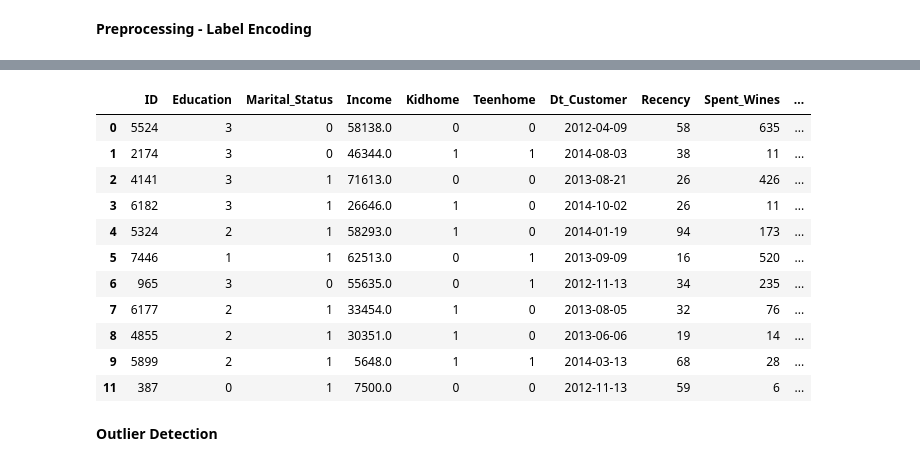
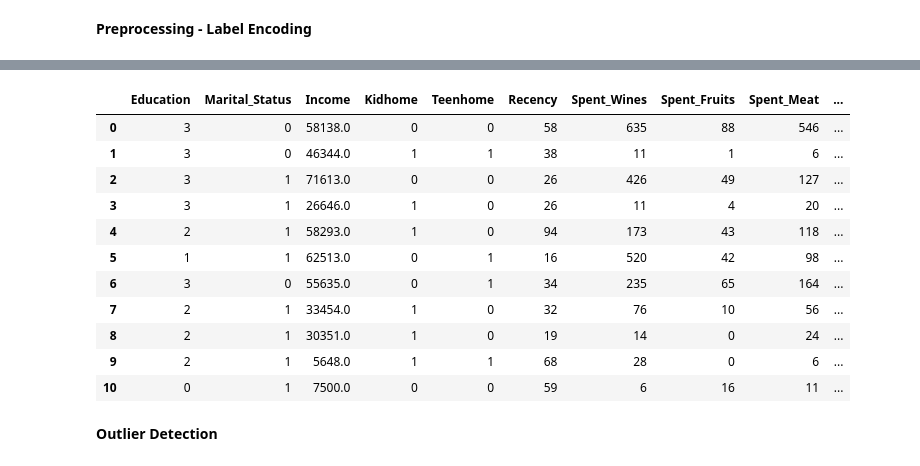
Before and after one commit to RiteshopShrivastava/Customer_Behavior_Analysis, a Jupyter notebook: Customer_Behaviour_Analysis.ipynb, the cells around one changed output, grey strips where cells are left out. Saved outputs shown, nothing was run; the diff lists cells and outputs as text; code cells hidden in the pictures.

```diff
--- a/Customer_Behaviour_Analysis.ipynb
+++ b/Customer_Behaviour_Analysis.ipynb
@@ -354,6 +339,6 @@ data.head(11)
 # %% [markdown]
 **Renaming column names**
 # %%
-data=data.rename(columns={"MntWines": "Spent_Wines","MntFruits":"Spent_Fruits","MntMeatProducts":"Spent_Meat",
+data1=data1.rename(columns={"MntWines": "Spent_Wines","MntFruits":"Spent_Fruits","MntMeatProducts":"Spent_Meat",
                           "MntFishProducts":"Spent_Fish","MntSweetProducts":"Spent_Sweets","MntGoldProds":"Spent_Gold"})
 # %%
@@ -381,7 +366,7 @@ memory usage: 605.9+ KB
 
 Year_Birth, Z_CostContact, Z_Revenue
 # %%
-data1 = data.drop(columns=({'Year_Birth','Z_CostContact','Z_Revenue'}))
+data1 = data1.drop(columns=({'index','ID','Dt_Customer','Year_Birth','Z_CostContact','Z_Revenue'}))
 # %%
 data1.info()
 # %% [output]
@@ -406,0 +401,2 @@ memory usage: 554.0+ KB
+# %%
+data2 = data1.copy()
@@ -407,23 +412,23 @@ memory usage: 554.0+ KB
 # %%
 from sklearn.preprocessing import LabelEncoder
 label_encoder = LabelEncoder()
-data1['Education']= label_encoder.fit_transform(data1['Education'])
-data1['Marital_Status']= label_encoder.fit_transform(data1['Marital_Status'])
+data2['Education']= label_encoder.fit_transform(data2['Education'])
+data2['Marital_Status']= label_encoder.fit_transform(data2['Marital_Status'])
 # %%
-data1.head(11)
+data2.head(11)
 # %% [output]
-|  | ID | Education | Marital_Status | Income | Kidhome | Teenhome | Dt_Customer | Recency | Spent_Wines | ... |
-| 0 | 5524 | 3 | 0 | 58138.0 | 0 | 0 | 2012-04-09 | 58 | 635 | ... |
-| 1 | 2174 | 3 | 0 | 46344.0 | 1 | 1 | 2014-08-03 | 38 | 11 | ... |
-| 2 | 4141 | 3 | 1 | 71613.0 | 0 | 0 | 2013-08-21 | 26 | 426 | ... |
-| 3 | 6182 | 3 | 1 | 26646.0 | 1 | 0 | 2014-10-02 | 26 | 11 | ... |
-| 4 | 5324 | 2 | 1 | 58293.0 | 1 | 0 | 2014-01-19 | 94 | 173 | ... |
-| 5 | 7446 | 1 | 1 | 62513.0 | 0 | 1 | 2013-09-09 | 16 | 520 | ... |
-| 6 | 965 | 3 | 0 | 55635.0 | 0 | 1 | 2012-11-13 | 34 | 235 | ... |
-| 7 | 6177 | 2 | 1 | 33454.0 | 1 | 0 | 2013-08-05 | 32 | 76 | ... |
-| 8 | 4855 | 2 | 1 | 30351.0 | 1 | 0 | 2013-06-06 | 19 | 14 | ... |
-| 9 | 5899 | 2 | 1 | 5648.0 | 1 | 1 | 2014-03-13 | 68 | 28 | ... |
-| 11 | 387 | 0 | 1 | 7500.0 | 0 | 0 | 2012-11-13 | 59 | 6 | ... |
+|  | Education | Marital_Status | Income | Kidhome | Teenhome | Recency | Spent_Wines | Spent_Fruits | Spent_Meat | ... |
+| 0 | 3 | 0 | 58138.0 | 0 | 0 | 58 | 635 | 88 | 546 | ... |
+| 1 | 3 | 0 | 46344.0 | 1 | 1 | 38 | 11 | 1 | 6 | ... |
+| 2 | 3 | 1 | 71613.0 | 0 | 0 | 26 | 426 | 49 | 127 | ... |
+| 3 | 3 | 1 | 26646.0 | 1 | 0 | 26 | 11 | 4 | 20 | ... |
+| 4 | 2 | 1 | 58293.0 | 1 | 0 | 94 | 173 | 43 | 118 | ... |
+| 5 | 1 | 1 | 62513.0 | 0 | 1 | 16 | 520 | 42 | 98 | ... |
+| 6 | 3 | 0 | 55635.0 | 0 | 1 | 34 | 235 | 65 | 164 | ... |
+| 7 | 2 | 1 | 33454.0 | 1 | 0 | 32 | 76 | 10 | 56 | ... |
+| 8 | 2 | 1 | 30351.0 | 1 | 0 | 19 | 14 | 0 | 24 | ... |
+| 9 | 2 | 1 | 5648.0 | 1 | 1 | 68 | 28 | 0 | 6 | ... |
+| 10 | 0 | 1 | 7500.0 | 0 | 0 | 59 | 6 | 16 | 11 | ... |
 # %% [markdown]
 **Outlier Detection**
 # %%
```
Also changed, not shown: parts of 59 cells of this notebook.
